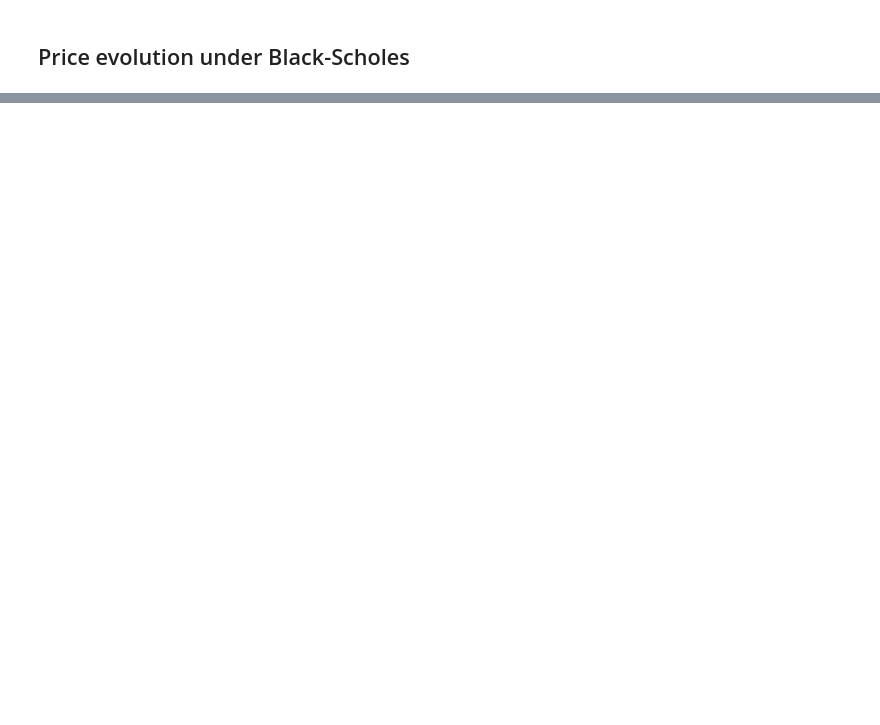
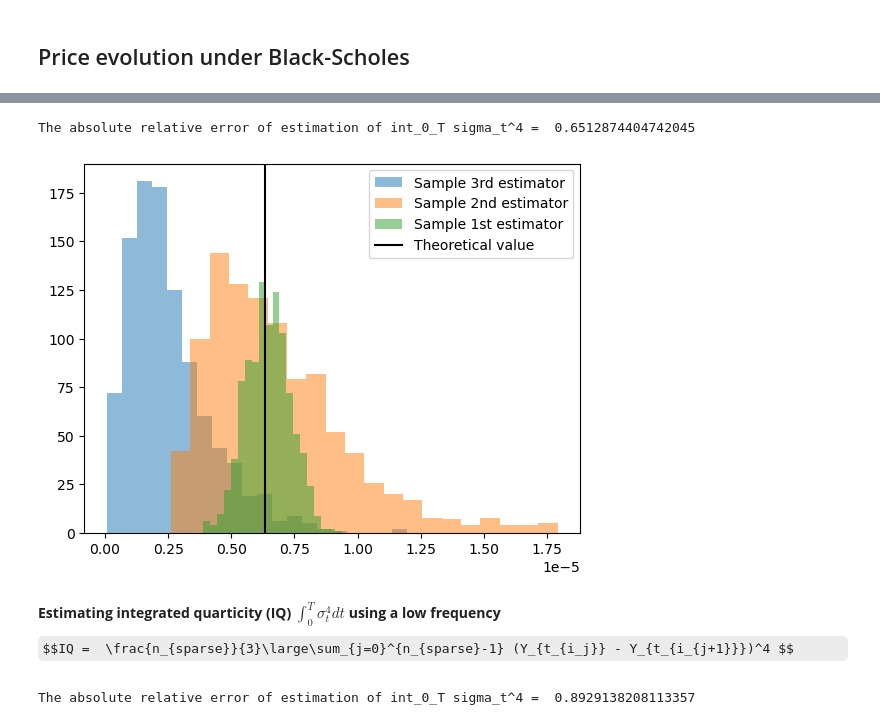
Before and after one commit to nicolassinott/HFT, a Jupyter notebook: Integrated_volatility/monte_carlo.ipynb, the cells around one changed output, grey strips where cells are left out. Saved outputs shown, nothing was run; the diff lists cells and outputs as text; code cells hidden in the pictures; some formulas as TeX source; blank space fills up the shorter version.

```diff
--- a/Integrated_volatility/monte_carlo.ipynb
+++ b/Integrated_volatility/monte_carlo.ipynb
@@ -416,0 +443,38 @@ plt.show()
+# %%
+real_vol4 = sigma**4 * T * np.ones(N_simulations)
+print("The absolute relative error of estimation of int_0_T sigma_t^4 = ", abs((estimated_vol4 - real_vol4)/real_vol4).mean()**0.5)
+# %% [output]
+The absolute relative error of estimation of int_0_T sigma_t^4 =  0.6512874404742045
+# %%
+third_vol_estimator_bs_realvol4 = third_best_estimator(Y, vol4=real_vol4)
+second_vol_estimator_bs_realvol4 = second_best_estimator(Y, True, K=np.NAN, vol4=real_vol4)
+first_vol_estimator_bs_realvol4 = first_best_estimator(Y, vol4= real_vol4)
+
+Labels = ['Sample 3rd estimator','Sample 2nd estimator','Sample 1st estimator']
+estimators = [third_vol_estimator_bs_realvol4, second_vol_estimator_bs_realvol4, first_vol_estimator_bs_realvol4]
+
+for k in range(3) :
+    plt.hist(estimators[k], bins = 20, label = Labels[k], alpha = 0.5)
+plt.axvline(theoretical_integrated_vol, label = 'Theoretical value', color = 'black')
+plt.title("Performance using the real value of int_0_T sigma_t^4")
+plt.legend()
+plt.show()
+# %% [output]
+[figure, added]
+# %% [markdown]
+**Estimating   integrated quarticity (IQ) $\int_{0}^{T} \sigma_t^4 dt$ using a low frequency**
+$$IQ =  \frac{n_{sparse}}{3}\large\sum_{j=0}^{n_{sparse}-1} (Y_{t_{i_j}} - Y_{t_{i_{j+1}}})^4 $$
+# %%
+def IQ(Y : np.array):
+    step = 5 * 60 # each five minutes
+    n_sparse = Nsec // step
+
+    dY_4 = np.diff(Y[:, ::step])**4.0
+
+    return n_sparse * 1/3 * dY_4.sum(axis=1)
+
+estimated_vol4 = IQ(Y)
+
+print("The absolute relative error of estimation of IQ = ", abs((estimated_vol4 - real_vol4)/real_vol4).mean()**0.5)
+# %% [output]
+The absolute relative error of estimation of int_0_T sigma_t^4 =  0.8929138208113357
```
Also changed, not shown: parts of 17 cells of this notebook.
